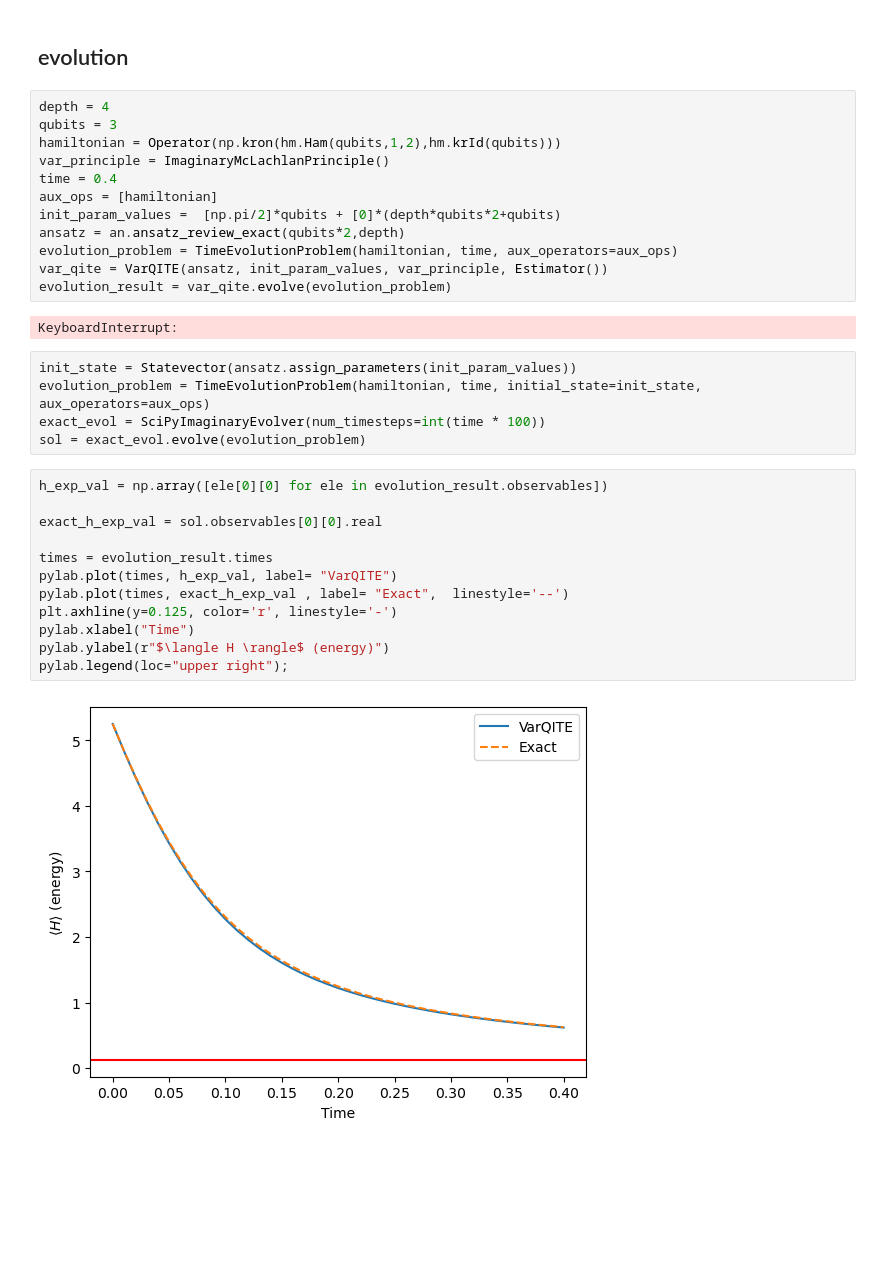
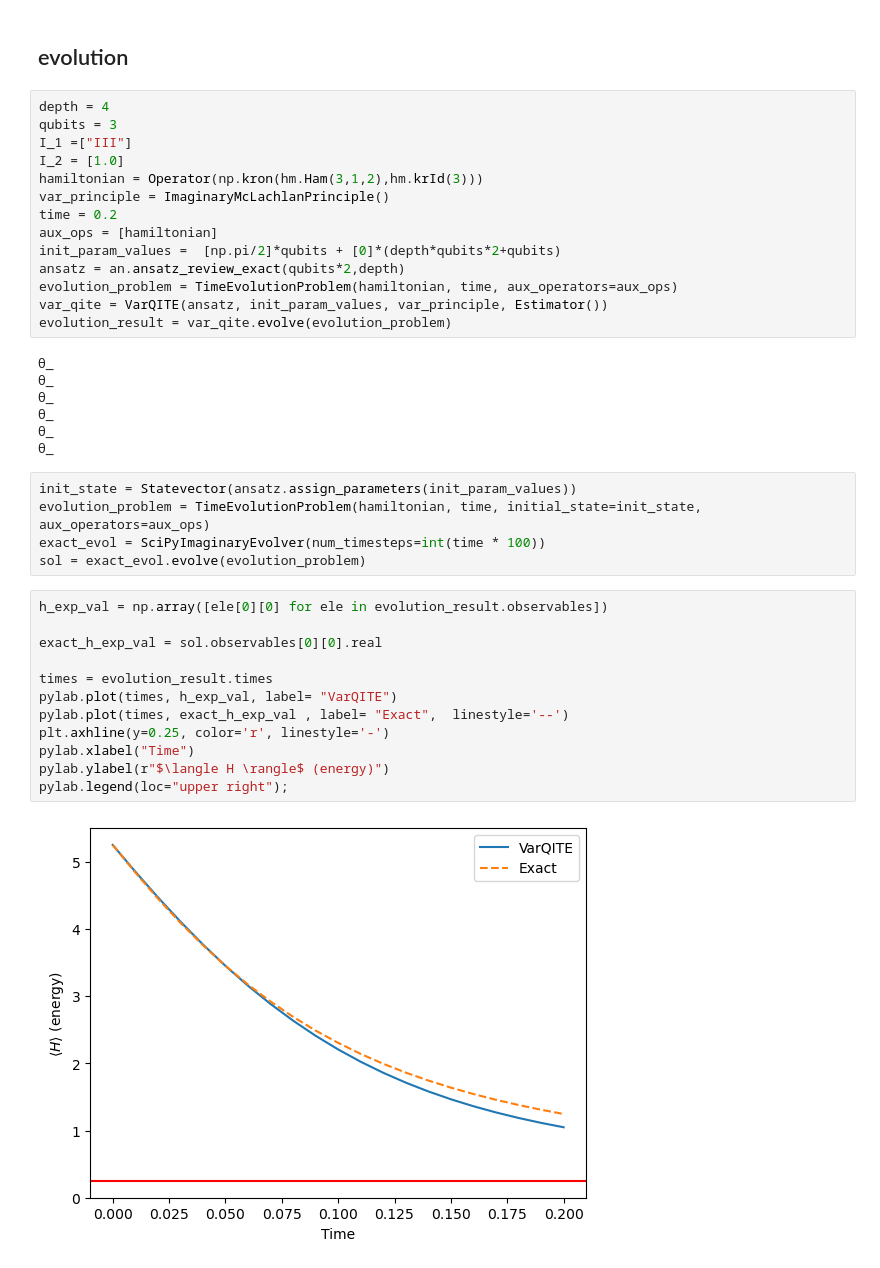
Before and after one commit to burakvarol123/Matrix-Models-with-Quantum-Computing, a Jupyter notebook: varqite.ipynb, the cells around one changed output. Saved outputs shown, nothing was run; the diff lists cells and outputs as text; blank space fills up the shorter version.

```diff
--- a/varqite.ipynb
+++ b/varqite.ipynb
@@ -20,9 +24,11 @@ from qiskit.circuit import Parameter
 # %%
 depth = 4
 qubits = 3
-hamiltonian = Operator(np.kron(hm.Ham(qubits,1,2),hm.krId(qubits)))
+I_1 =["III"]
+I_2 = [1.0]
+hamiltonian = Operator(np.kron(hm.Ham(3,1,2),hm.krId(3)))
 var_principle = ImaginaryMcLachlanPrinciple()
-time = 0.4
+time = 0.2
 aux_ops = [hamiltonian]
 init_param_values =  [np.pi/2]*qubits + [0]*(depth*qubits*2+qubits)
 ansatz = an.ansatz_review_exact(qubits*2,depth)
@@ -30,7 +36,12 @@ evolution_problem = TimeEvolutionProblem(hamiltonian, time, aux_operators=aux_op
 var_qite = VarQITE(ansatz, init_param_values, var_principle, Estimator())
 evolution_result = var_qite.evolve(evolution_problem)
 # %% [output]
-KeyboardInterrupt:
+θ_
+θ_
+θ_
+θ_
+θ_
+θ_
 # %%
 init_state = Statevector(ansatz.assign_parameters(init_param_values))
 evolution_problem = TimeEvolutionProblem(hamiltonian, time, initial_state=init_state, aux_operators=aux_ops)
@@ -39,17 +50,17 @@ sol = exact_evol.evolve(evolution_problem)
 # %%
 h_exp_val = np.array([ele[0][0] for ele in evolution_result.observables])
 
 exact_h_exp_val = sol.observables[0][0].real
 
 times = evolution_result.times
 pylab.plot(times, h_exp_val, label= "VarQITE")
 pylab.plot(times, exact_h_exp_val , label= "Exact",  linestyle='--')
-plt.axhline(y=0.125, color='r', linestyle='-')
+plt.axhline(y=0.25, color='r', linestyle='-')
 pylab.xlabel("Time")
 pylab.ylabel(r"$\langle H \rangle$ (energy)")
 pylab.legend(loc="upper right");
 # %% [output]
-[figure, old version]
+[figure, new version]
 # %%
 param = evolution_result.parameter_values[int(time*100)][:]
 evolved_state = evolution_result.evolved_state
```
Also changed, not shown: parts of 19 cells of this notebook, 2 other files.
